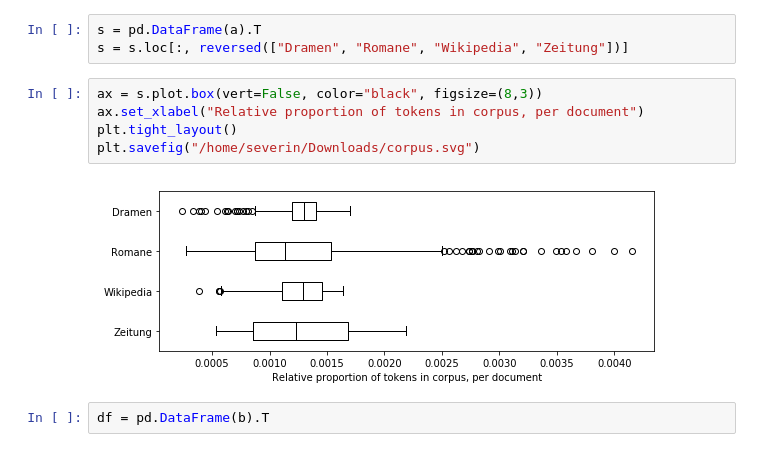
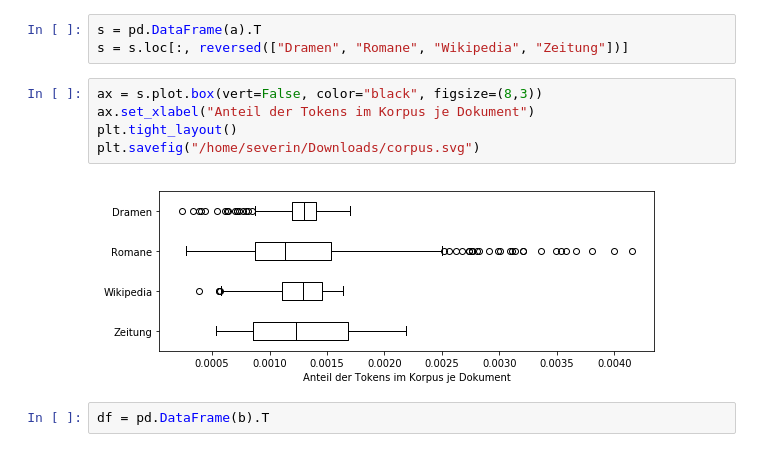
Before and after one commit to severinsimmler/classification, a Jupyter notebook: class.ipynb, the cells around one changed output. Saved outputs shown, nothing was run; the diff lists cells and outputs as text.

```diff
--- a/class.ipynb
+++ b/class.ipynb
@@ -479,11 +531,11 @@ s = pd.DataFrame(a).T
 s = s.loc[:, reversed(["Dramen", "Romane", "Wikipedia", "Zeitung"])]
 # %%
 ax = s.plot.box(vert=False, color="black", figsize=(8,3))
-ax.set_xlabel("Relative proportion of tokens in corpus, per document")
+ax.set_xlabel("Anteil der Tokens im Korpus je Dokument")
 plt.tight_layout()
 plt.savefig("/home/severin/Downloads/corpus.svg")
 # %% [output]
-[figure, old version]
+[figure, new version]
 # %%
 df = pd.DataFrame(b).T
 # %%
```
Also changed, not shown: parts of 7 cells of this notebook, 2 other files.
